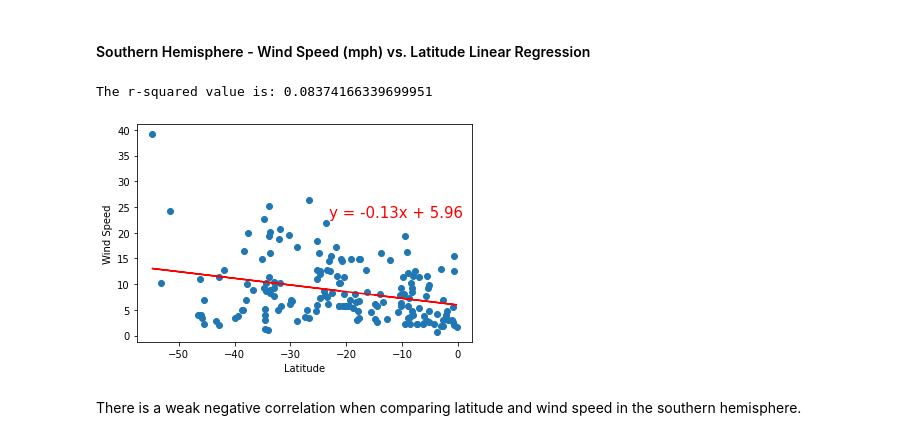
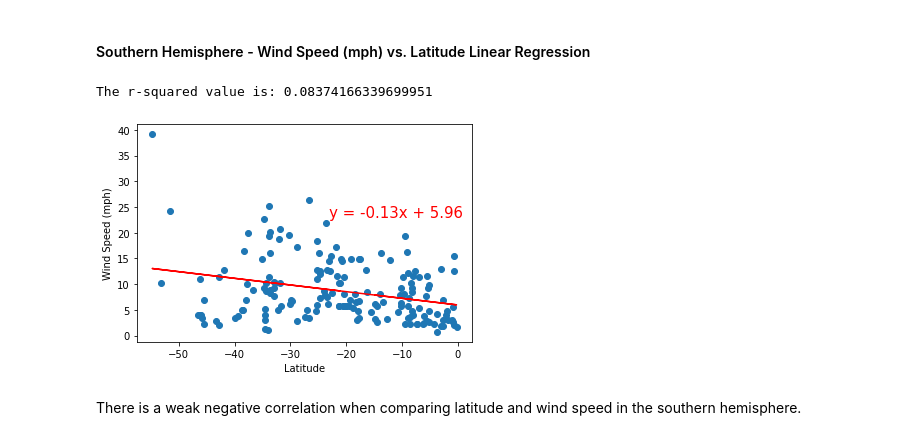
Before and after one commit to sumitz1207/Python-API-challenge-06, a Jupyter notebook: WeatherPy/WeatherPy.ipynb, the cells around one changed output. Drawn from its saved outputs; the diff is of its cells as text; code cells hidden in the pictures.

```diff
--- a/WeatherPy/WeatherPy.ipynb
+++ b/WeatherPy/WeatherPy.ipynb
@@ -402,19 +402,19 @@ There is a weak positive correlation when comparing latitude and wind speed in t
 # %%
 #Linear regression for Southern hemi: Wind Speed vs latitude
 (sl, intc, rv, pv, strd) = linregress(main_data.loc[(main_data["Lat"] < 0)]["Lat"], main_data.loc[(main_data["Lat"] < 0)]["Wind Speed"])
 regress_values = main_data.loc[(main_data["Lat"] < 0)]["Lat"] * slope + intercept
 plt.scatter(main_data.loc[(main_data["Lat"] < 0)]["Lat"],main_data.loc[(main_data["Lat"] < 0)]["Wind Speed"])
 plt.plot(main_data.loc[(main_data["Lat"] < 0)]["Lat"],main_data.loc[(main_data["Lat"] < 0)]["Lat"] * sl + intc,"r-")
 plt.annotate("y = " + str(round(sl,2)) + "x + " + str(round(intc,2)),(-23, 23),fontsize=15,color="red")
 rsquared = rv**2
 print(f"The r-squared value is: {rsquared}")
 plt.xlabel('Latitude')
-plt.ylabel('Wind Speed')
+plt.ylabel('Wind Speed (mph)')
 #Send png image to output_data
 plt.savefig("output_data/Southern_Wind_Speed_Vs_Latitude_Lingress.png")
 plt.show()
 # %% [output]
 The r-squared value is: 0.08374166339699951
-[figure, old version]
+[figure, new version]
 # %% [markdown]
 There is a weak negative correlation when comparing latitude and wind speed in the southern hemisphere.
```
Also changed, not shown: parts of 5 cells of this notebook, 2 other files.
